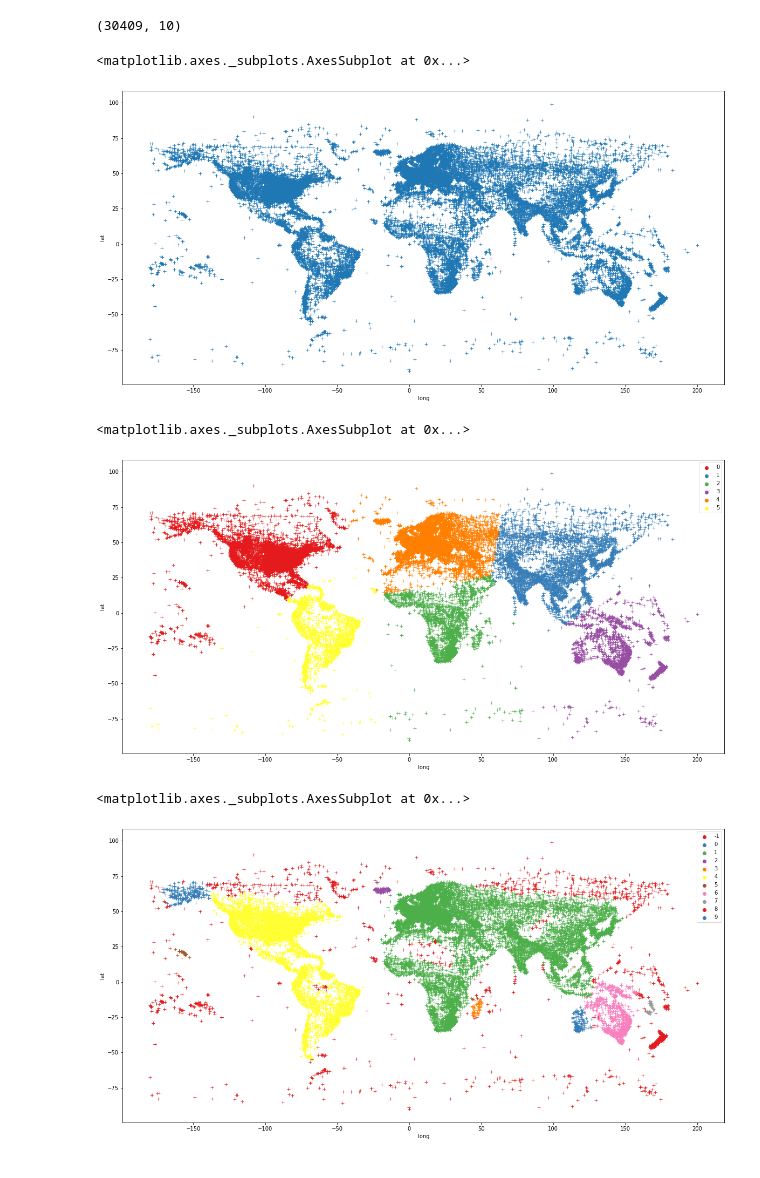
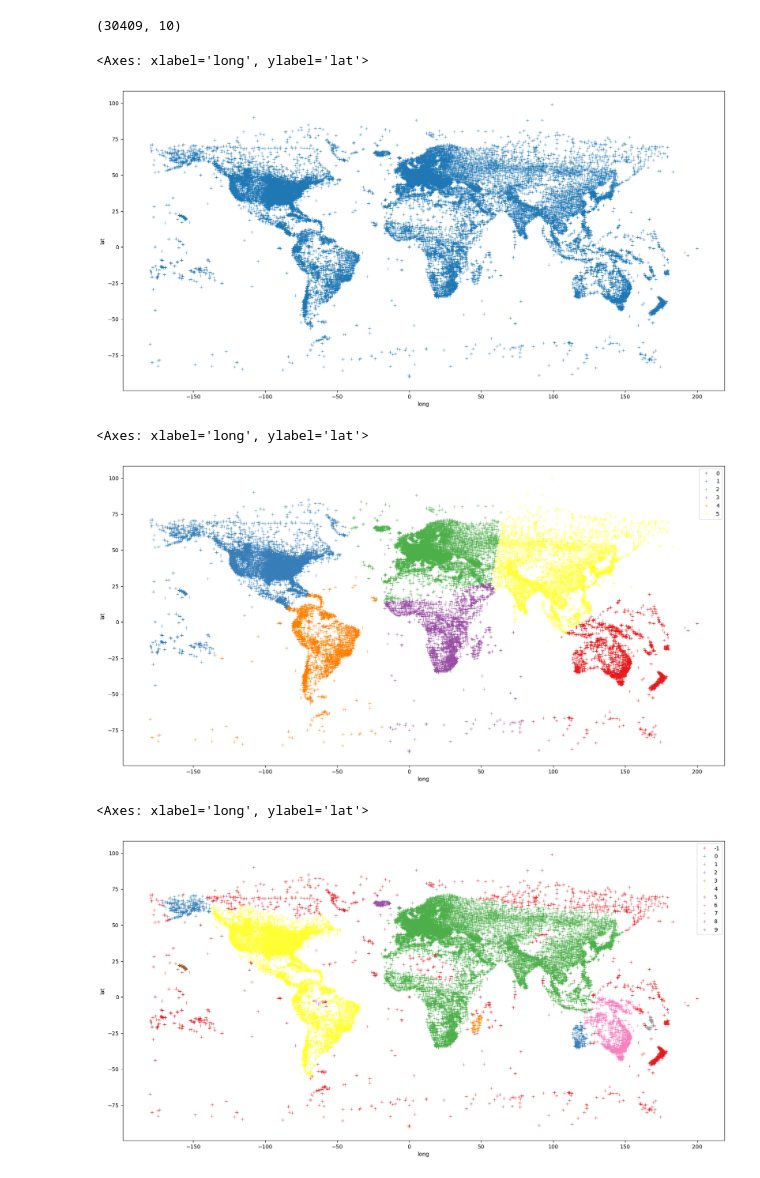
Before and after one commit to lacithelaci/oktatas, a Jupyter notebook: bigdata/dbscan_station.ipynb, the cells around one changed output. Saved outputs shown, nothing was run; the diff lists cells and outputs as text; code cells hidden in the pictures.

```diff
--- a/bigdata/dbscan_station.ipynb
+++ b/bigdata/dbscan_station.ipynb
@@ -27,9 +27,9 @@ df['long'] = df['Longitude'].map(lambda x: (x+200)%400 - 200)
 # %%
 plt.figure(figsize=(20,10))
-sns.scatterplot(df['long'], df['lat'],marker='+')
+sns.scatterplot(x=df['long'], y=df['lat'],marker='+')
 # %% [output]
-<matplotlib.axes._subplots.AxesSubplot at 0x...>
+<Axes: xlabel='long', ylabel='lat'>
-[figure, old version]
+[figure, new version]
 # %%
 X = df[['long','lat']]
 # %%
@@ -37,18 +37,18 @@ from sklearn.cluster import KMeans
 # %%
 kmeans = KMeans(n_clusters=6)
 kmeans.fit(X);
 plt.figure(figsize=(20,10))
-sns.scatterplot(df['long'], df['lat'],marker='+', hue=kmeans.labels_, palette="Set1")
+sns.scatterplot(x=df['long'], y=df['lat'],marker='+', hue=kmeans.labels_, palette="Set1")
 # %% [output]
-<matplotlib.axes._subplots.AxesSubplot at 0x...>
+<Axes: xlabel='long', ylabel='lat'>
-[figure, old version]
+[figure, new version]
 # %%
 from sklearn.cluster import DBSCAN
 # %%
-db = DBSCAN(eps=5,min_samples=50)
+db = DBSCAN(eps=5,min_samples=50) # eps: adatpontok közti max távolság, min samples: a középpont körüli pontok minimális értéke
 db.fit(X)
 plt.figure(figsize=(20,10))
-sns.scatterplot(df['long'], df['lat'],marker='+', hue=db.labels_, palette="Set1")
+sns.scatterplot(x=df['long'], y=df['lat'],marker='+', hue=db.labels_, palette="Set1")
 # %% [output]
-<matplotlib.axes._subplots.AxesSubplot at 0x...>
+<Axes: xlabel='long', ylabel='lat'>
-[figure, old version]
+[figure, new version]
```
Also changed, not shown: parts of 3 cells of this notebook.
